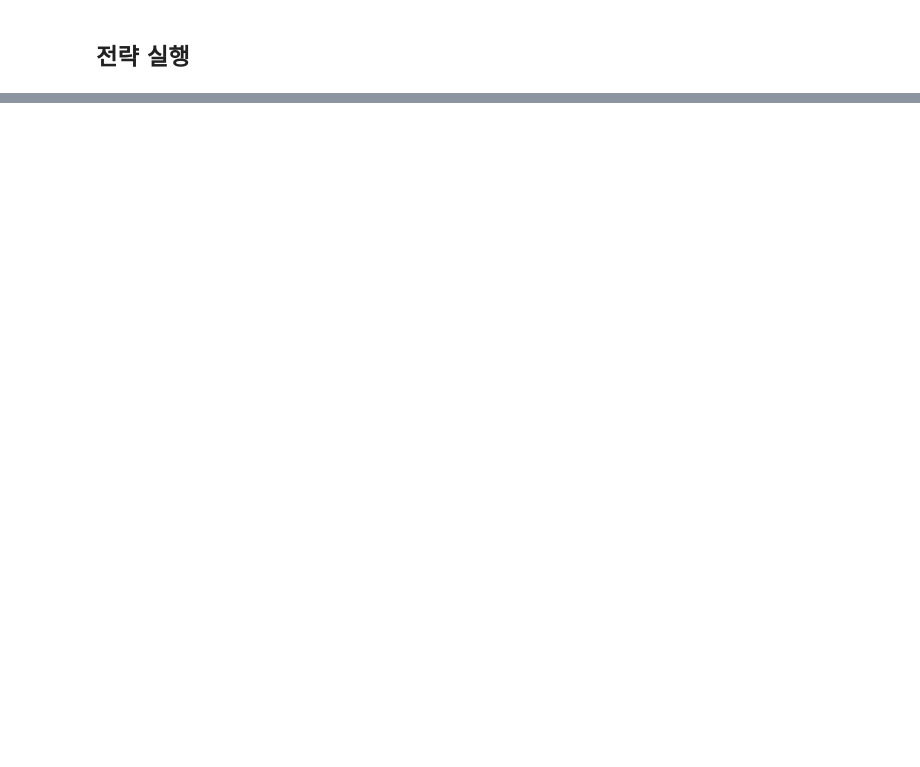
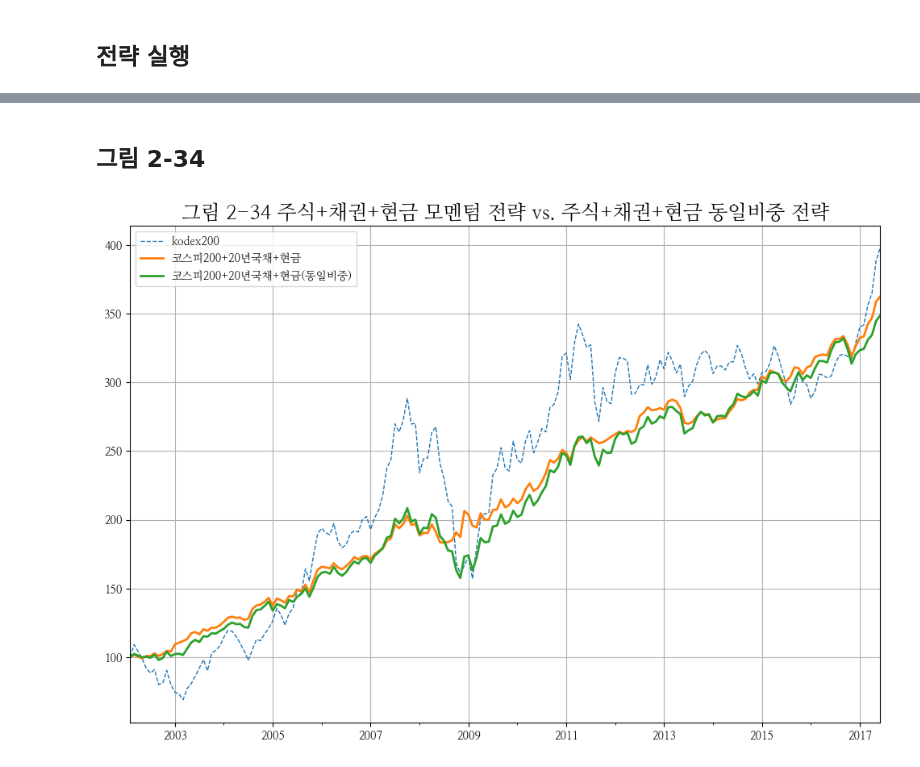
Before and after one commit to hermian/startetf, a Jupyter notebook: 2.33_주식채권현금_평균모멘텀스코어_분산투자.ipynb, the cells around one changed output, grey strips where cells are left out. Cells and saved outputs as stored; diff of their text form; code cells hidden in the pictures; blank space fills up the shorter version.

```diff
--- a/2.33_주식채권현금_평균모멘텀스코어_분산투자.ipynb
+++ b/2.33_주식채권현금_평균모멘텀스코어_분산투자.ipynb
@@ -228,0 +295,15 @@ r20.prices.rebase(1).plot(ax=ax1, lw=2, figsize=(12, 8));
+# %% [markdown]
+## 그림 2-34
+# %%
+r_kospi.set_date_range(start,e)
+r10.set_date_range(start,e)
+r20.set_date_range(start,e)
+r_ew.set_date_range(start,e)
+
+ax1 = r_kospi.plot(freq='M', ls='--', figsize=(12, 8));
+# r10.plot(ax=ax1, freq='M', lw=2, figsize=(12, 8));
+r20.plot(ax=ax1, freq='M', lw=2, figsize=(12, 8));
+r_ew.plot(ax=ax1, freq='M', lw=2, figsize=(12, 8));
+plt.title("그림 2-34 주식+채권+현금 모멘텀 전략 vs. 주식+채권+현금 동일비중 전략", fontsize=18);
+# %% [output]
+[figure, added]
```
Also changed, not shown: parts of 16 cells of this notebook, 1 other file.
